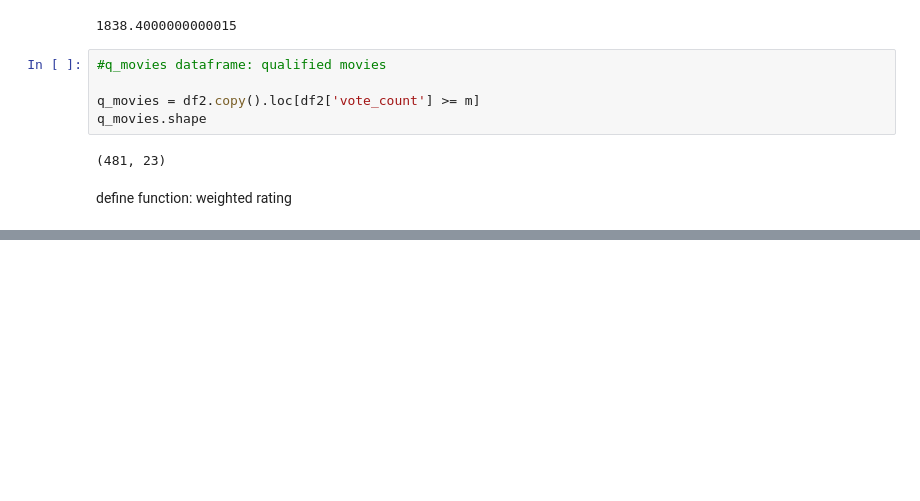
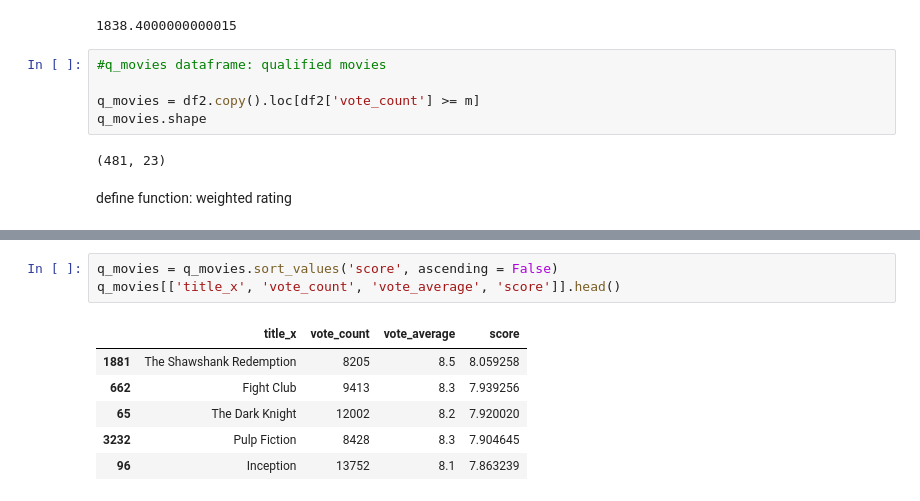
Before and after one commit to yk-Jeong/sourcecode_copy, a Jupyter notebook: 5th_study_movie_recommendation_system.ipynb, the cells around one changed output, grey strips where cells are left out. Saved outputs shown, nothing was run; the diff lists cells and outputs as text; blank space fills up the shorter version.

```diff
--- a/5th_study_movie_recommendation_system.ipynb
+++ b/5th_study_movie_recommendation_system.ipynb
@@ -95,0 +126,10 @@ q_movies['score'] = q_movies.apply()
+# %%
+q_movies = q_movies.sort_values('score', ascending = False)
+q_movies[['title_x', 'vote_count', 'vote_average', 'score']].head()
+# %% [output]
+|  | title_x | vote_count | vote_average | score |
+| 1881 | The Shawshank Redemption | 8205 | 8.5 | 8.059258 |
+| 662 | Fight Club | 9413 | 8.3 | 7.939256 |
+| 65 | The Dark Knight | 12002 | 8.2 | 7.920020 |
+| 3232 | Pulp Fiction | 8428 | 8.3 | 7.904645 |
+| 96 | Inception | 13752 | 8.1 | 7.863239 |
```
Also changed, not shown: parts of 25 cells of this notebook.
